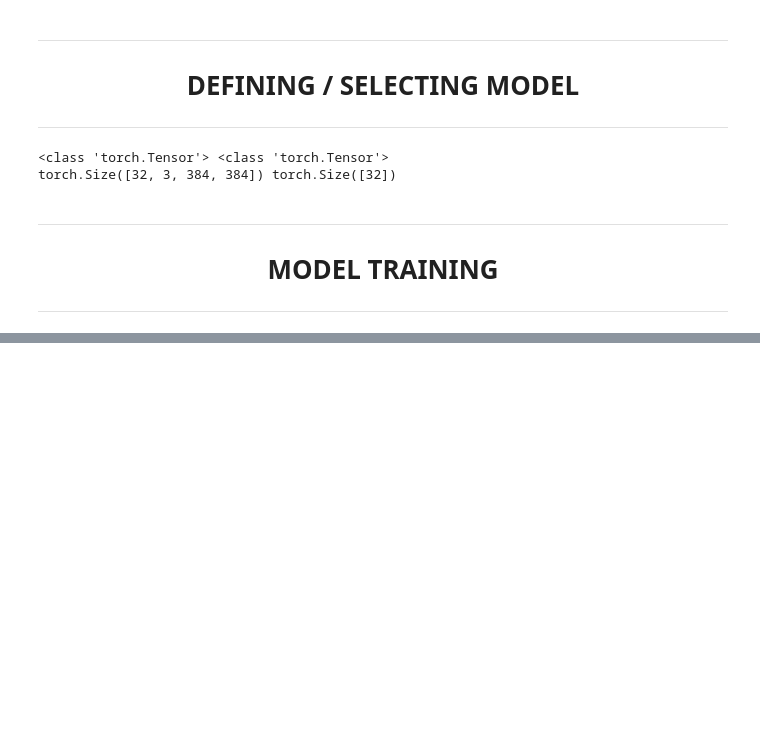
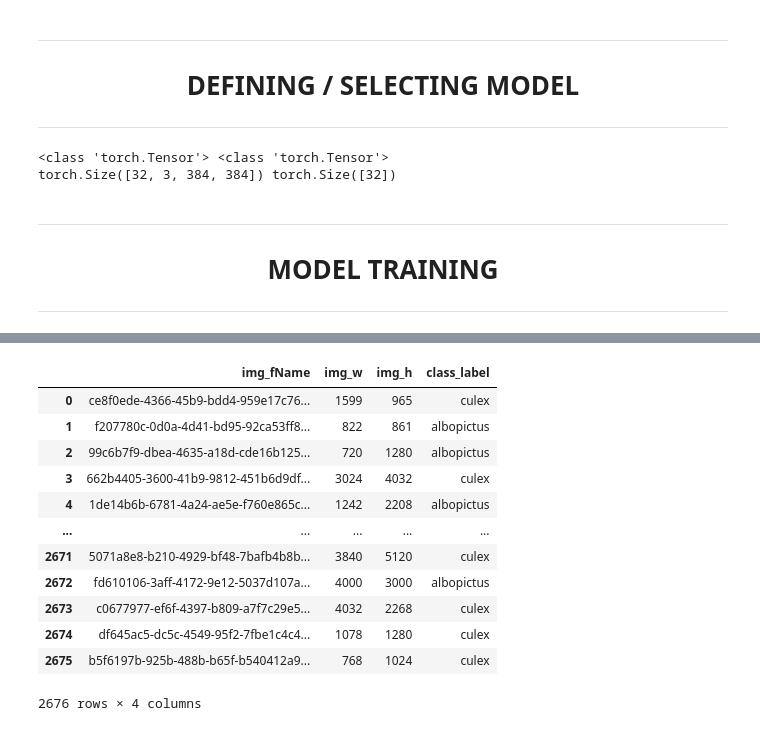
Before and after one commit to MuhammedShiway/AICrowd-Mosquito, a Jupyter notebook: [05]_Classification_1.ipynb, the cells around one changed output, grey strips where cells are left out. Cells and saved outputs as stored; diff of their text form; code cells hidden in the pictures; blank space fills up the shorter version.

```diff
--- a/[05]_Classification_1.ipynb
+++ b/[05]_Classification_1.ipynb
@@ -292,0 +330,4 @@ Epoch 1/25
+# %%
+test_df = pd.read_csv(test_csv_path)
+
+test_df.head()
@@ -292,0 +341,37 @@ Epoch 1/25
+# %%
+transform = transforms.Compose([
+    transforms.Resize((384,384)),
+    transforms.ToTensor(),
+    transforms.Normalize(mean=[0.5, 0.5, 0.5], std=[0.5, 0.5, 0.5])
+])
+
+
+for index, row in test_df.iterrows():
+    img_path = os.path.join(test_crop, row['img_fName'])
+    image = Image.open(img_path)
+    image_tensor = transform(image).unsqueeze(0).to(device)
+
+    # Predict
+    with torch.no_grad():
+        outputs = trained_model(image_tensor)
+        _, predicted = torch.max(outputs, 1)
+        class_label = all_labels[predicted.item()]
+
+    # Save to CSV
+    test_df.at[index, 'class_label'] = class_label
+# %%
+test_df
+# %% [output]
+|  | img_fName | img_w | img_h | class_label |
+| 0 | ce8f0ede-4366-45b9-bdd4-959e17c76... | 1599 | 965 | culex |
+| 1 | f207780c-0d0a-4d41-bd95-92ca53ff8... | 822 | 861 | albopictus |
+| 2 | 99c6b7f9-dbea-4635-a18d-cde16b125... | 720 | 1280 | albopictus |
+| 3 | 662b4405-3600-41b9-9812-451b6d9df... | 3024 | 4032 | culex |
+| 4 | 1de14b6b-6781-4a24-ae5e-f760e865c... | 1242 | 2208 | albopictus |
+| ... | ... | ... | ... | ... |
+| 2671 | 5071a8e8-b210-4929-bf48-7bafb4b8b... | 3840 | 5120 | culex |
+| 2672 | fd610106-3aff-4172-9e12-5037d107a... | 4000 | 3000 | albopictus |
+| 2673 | c0677977-ef6f-4397-b809-a7f7c29e5... | 4032 | 2268 | culex |
+| 2674 | df645ac5-dc5c-4549-95f2-7fbe1c4c4... | 1078 | 1280 | culex |
+| 2675 | b5f6197b-925b-488b-b65f-b540412a9... | 768 | 1024 | culex |
+2676 rows × 4 columns
```
Also changed, not shown: parts of 14 cells of this notebook.
